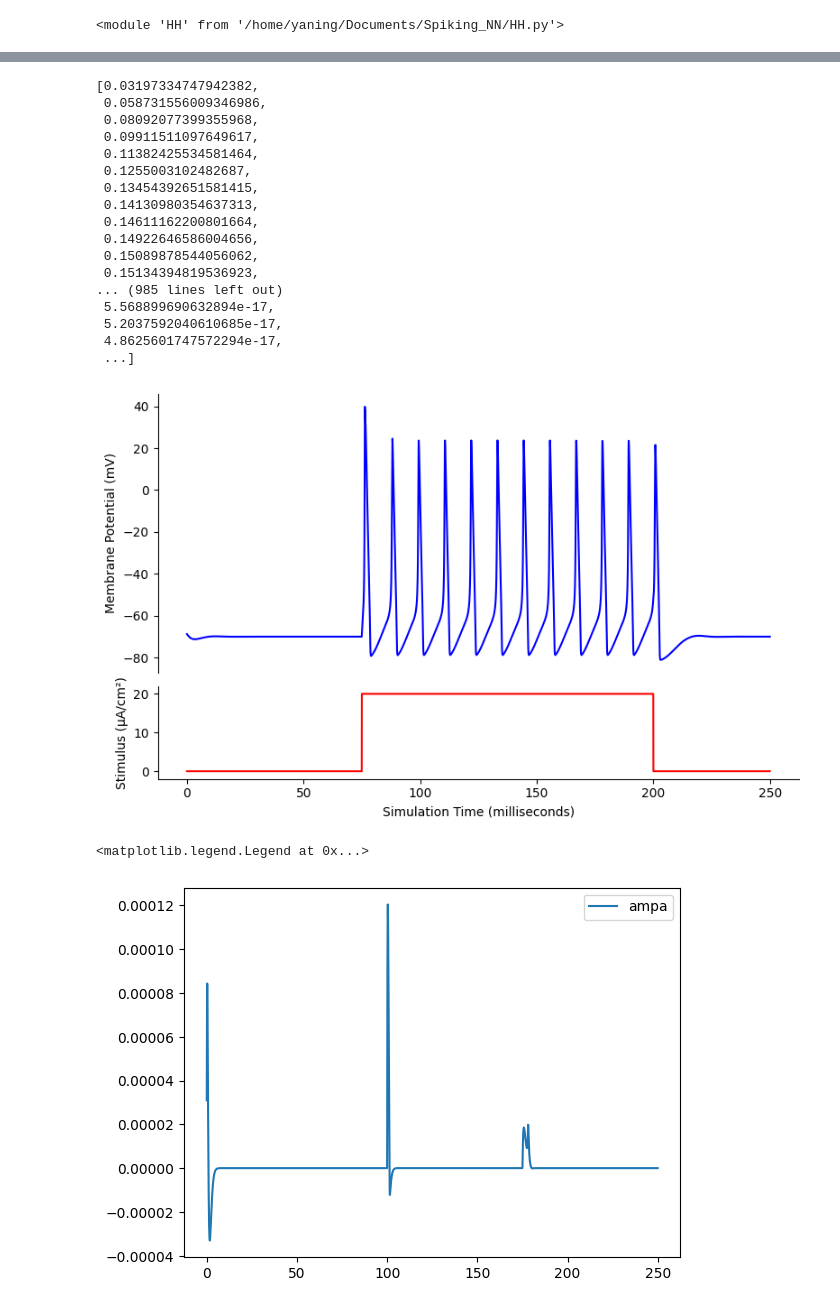
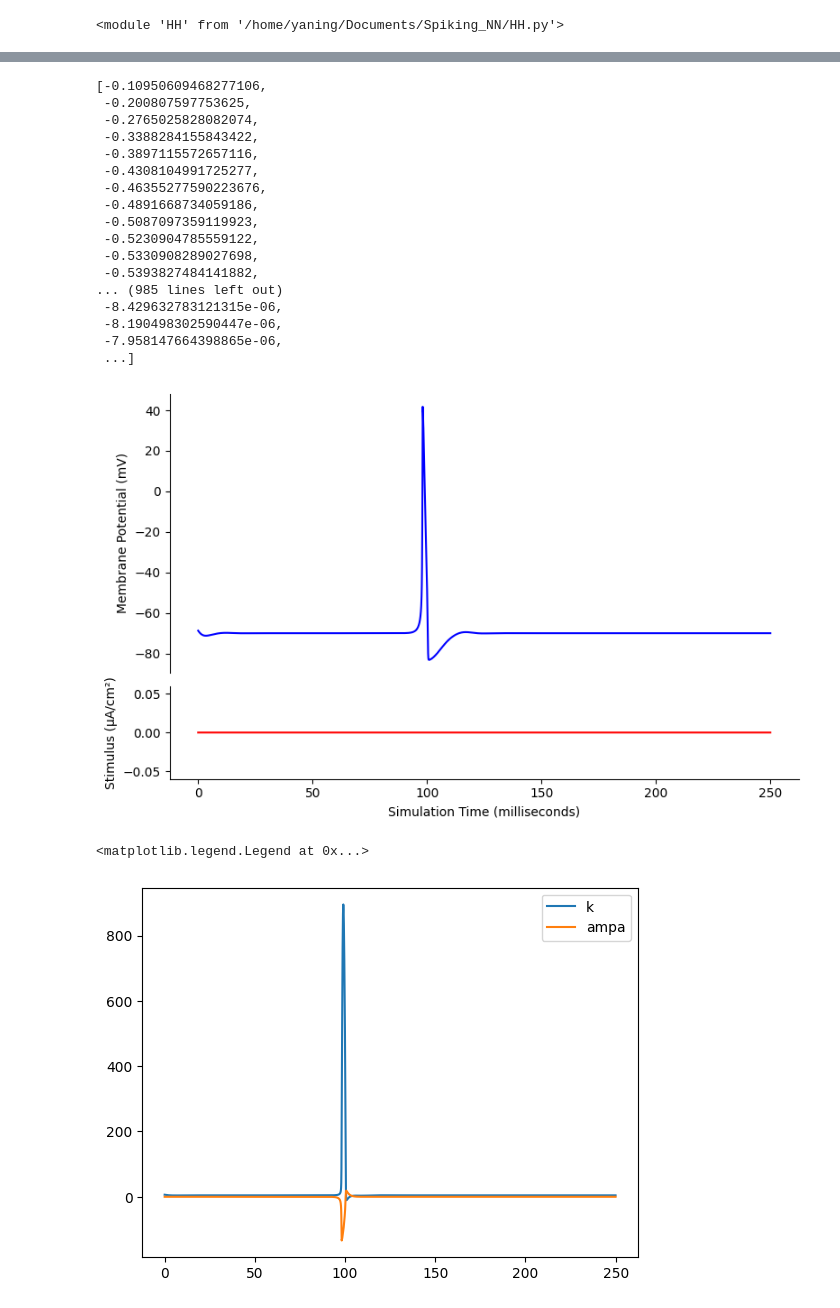
Before and after one commit to hhsherlock/Spiking_NN, a Jupyter notebook: run.ipynb, the cells around one changed output, grey strips where cells are left out. Drawn from its saved outputs; the diff is of its cells as text; code cells hidden in the pictures.

```diff
--- a/run.ipynb
+++ b/run.ipynb
@@ -27,7 +27,10 @@ pointCount = 5000
 voltages = np.empty(pointCount)
 times = np.arange(pointCount) * deltaTms #record the actual time
 stim = np.zeros(pointCount)
-stim[1500:4000] = 20  # create a square pulse
+# no injection current because the ampa current will be the injection current
+stim[1500:4000] = 0  # create a square pulse
 
-# presynapse firing, for now has no meaning
-tsp_pre = [500,2000,3500]
+# presynapse firing
+first_pre_firing = list(range(500, 521))
+second_pre_firing = list(range(1500, 2000))
+tsp_pre = first_pre_firing + second_pre_firing
@@ -162,22 +185,22 @@ plt.plot(ampa_gps[:500] , label="leaky")
 # %%
 ampa_gps
 # %% [output]
-[0.03197334747942382,
- 0.058731556009346986,
- 0.08092077399355968,
- 0.09911511097649617,
- 0.11382425534581464,
- 0.1255003102482687,
- 0.13454392651581415,
- 0.14130980354637313,
- 0.14611162200801664,
- 0.14922646586004656,
- 0.15089878544056062,
- 0.15134394819536923,
+[-0.10950609468277106,
+ -0.200807597753625,
+ -0.2765025828082074,
+ -0.3388284155843422,
+ -0.3897115572657116,
+ -0.4308104991725277,
+ -0.46355277590223676,
+ -0.4891668734059186,
+ -0.5087097359119923,
+ -0.5230904785559122,
+ -0.5330908289027698,
+ -0.5393827484141882,
 ... (985 lines left out)
- 5.568899690632894e-17,
- 5.2037592040610685e-17,
- 4.8625601747572294e-17,
+ -8.429632783121315e-06,
+ -8.190498302590447e-06,
+ -7.958147664398865e-06,
  ...]
 # %%
 f, (ax1, ax2) = plt.subplots(2, 1, sharex=True, figsize=(8, 5),
@@ -202,13 +225,13 @@ plt.tight_layout()
 # plt.savefig("dev/concept4.png")
 plt.show()
 # %% [output]
-[figure, old version]
+[figure, new version]
 # %%
 # plt.plot(times, leak_currents, label="leaky")
-# plt.plot(times, k_currents, label="k")
+plt.plot(times, k_currents, label="k")
 # plt.plot(times, na_currents, label="na")
 plt.plot(times, ampa_currents, label="ampa")
 plt.legend()
 # %% [output]
 <matplotlib.legend.Legend at 0x...>
-[figure, old version]
+[figure, new version]
```
Also changed, not shown: parts of 4 cells of this notebook, 1 other file.
